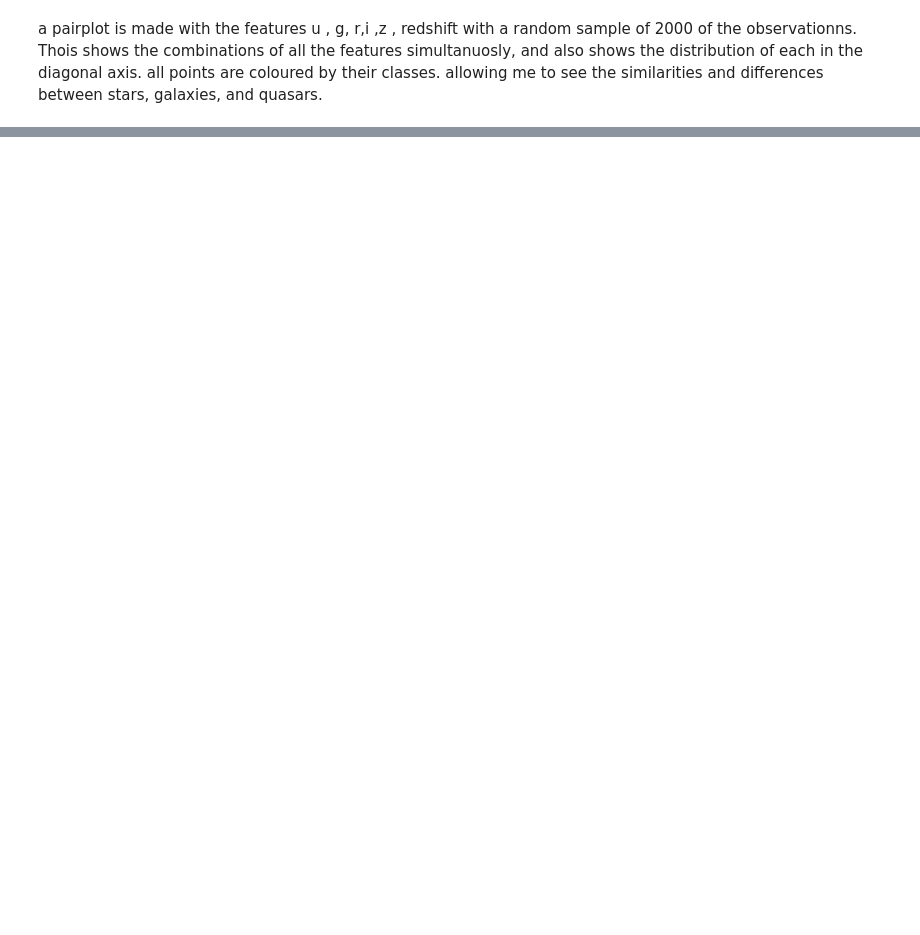
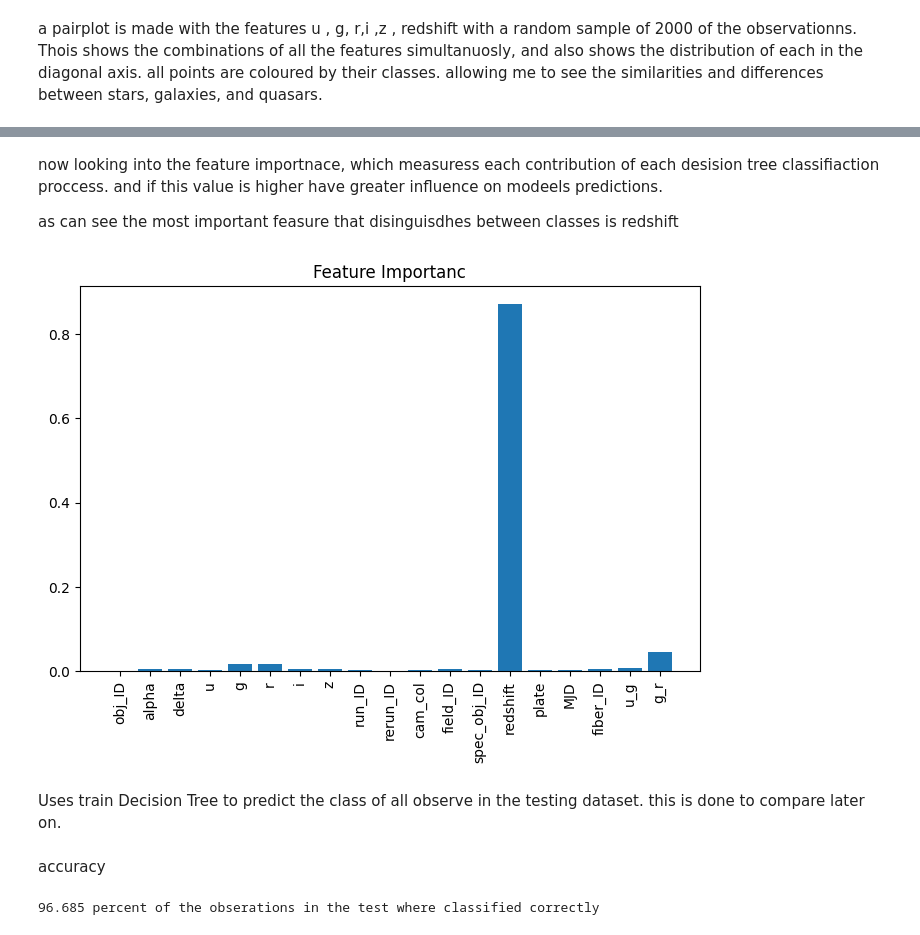
Before and after one commit to shanesimmons812/comp-project, a Jupyter notebook: py/Q1_folder/Q1_notebook.ipynb, the cells around one changed output, grey strips where cells are left out. Cells and saved outputs as stored; diff of their text form; code cells hidden in the pictures; blank space fills up the shorter version.

```diff
--- a/py/Q1_folder/Q1_notebook.ipynb
+++ b/py/Q1_folder/Q1_notebook.ipynb
@@ -170,0 +227,17 @@ plt.show()
+# %% [markdown]
+now looking into the feature importnace, which measuress each contribution of each desision tree classifiaction proccess. and if this value is higher have greater influence on modeels predictions.
+
+
+as can see the most important feasure that disinguisdhes between classes is redshift
+# %%
+importances = T.feature_importances_
+plt.figure(figsize=(8,5))
+plt.bar(range(len(importances)), importances)
+plt.xticks(
+    range(len(importances)), x.columns, rotation=90)
+plt.title("Feature Importanc")
+plt.show()
+# %% [output]
+[figure, added]
+# %% [markdown]
+Uses train Decision Tree to predict the class of all observe in the testing dataset. this is done to compare later on.
@@ -170,0 +246,10 @@ plt.show()
+# %% [markdown]
+accuracy
+# %%
+from sklearn.metrics import accuracy_score
+
+accuracy = accuracy_score(y_test, y_pred)
+
+print((accuracy*100), "percent of the obserations in the test where classified correctly")
+# %% [output]
+96.685 percent of the obserations in the test where classified correctly
```
Also changed, not shown: parts of 16 cells of this notebook.
